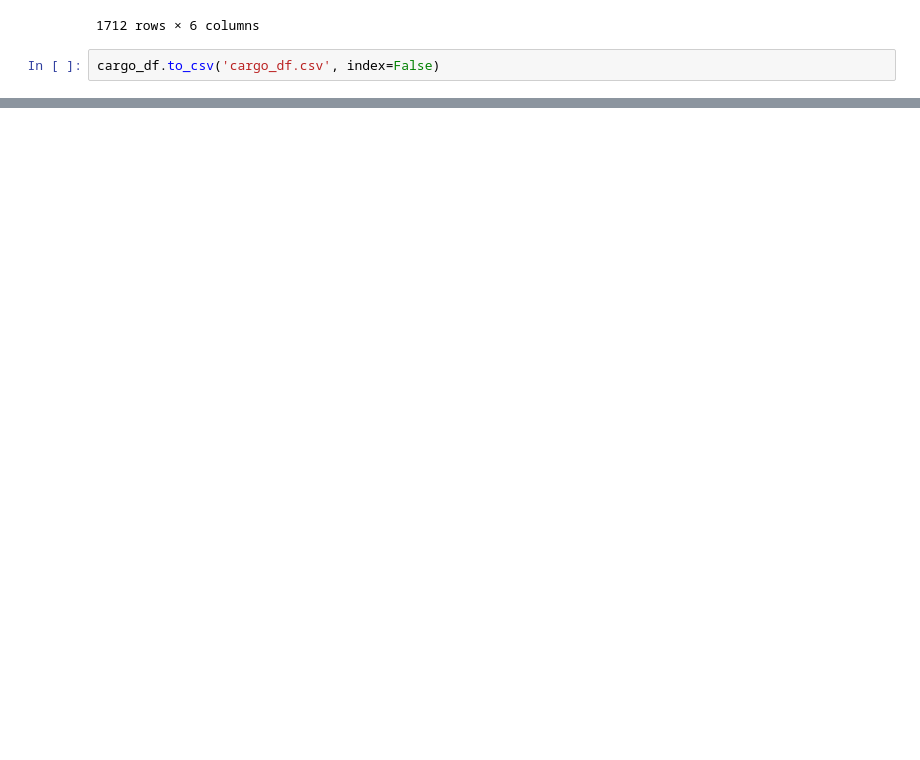
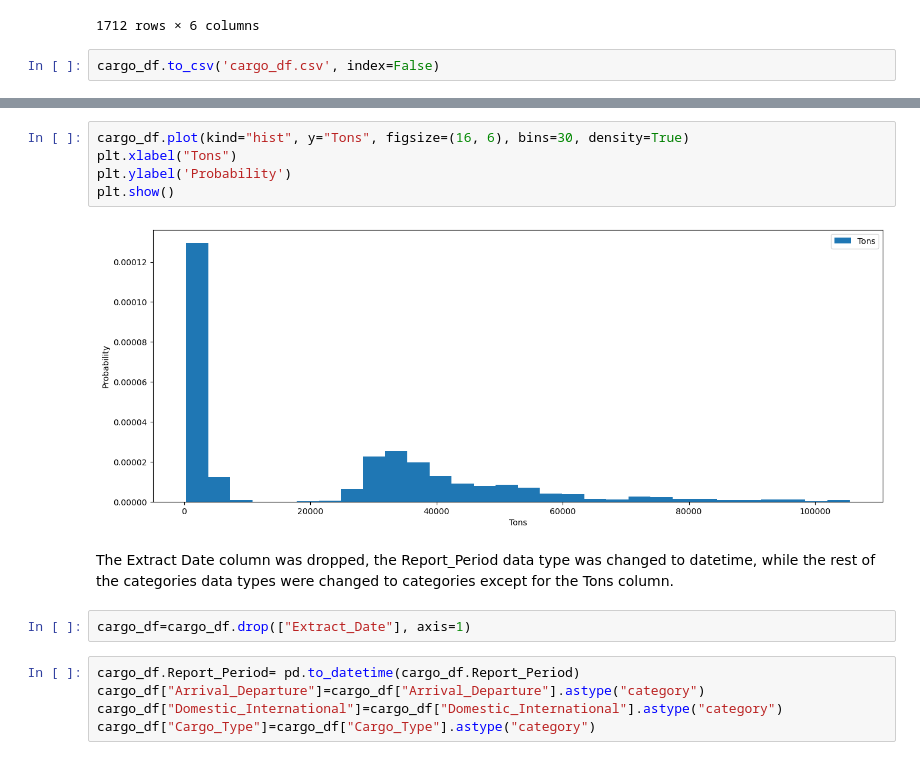
Before and after one commit to IsaganiJulian/LAX_Analysis, a Jupyter notebook: cargo/cargo.ipynb, the cells around one changed output, grey strips where cells are left out. Cells and saved outputs as stored; diff of their text form; blank space fills up the shorter version.

```diff
--- a/cargo/cargo.ipynb
+++ b/cargo/cargo.ipynb
@@ -138,0 +155,16 @@ cargo_df.to_csv('cargo_df.csv', index=False)
+# %%
+cargo_df.plot(kind="hist", y="Tons", figsize=(16, 6), bins=30, density=True)
+plt.xlabel("Tons")
+plt.ylabel('Probability')
+plt.show()
+# %% [output]
+[figure, added]
+# %% [markdown]
+The Extract Date column was dropped, the Report_Period data type was changed to datetime, while the rest of the categories data types were changed to categories except for the Tons column.
+# %%
+cargo_df=cargo_df.drop(["Extract_Date"], axis=1)
+# %%
+cargo_df.Report_Period= pd.to_datetime(cargo_df.Report_Period)
+cargo_df["Arrival_Departure"]=cargo_df["Arrival_Departure"].astype("category")
+cargo_df["Domestic_International"]=cargo_df["Domestic_International"].astype("category")
+cargo_df["Cargo_Type"]=cargo_df["Cargo_Type"].astype("category")
```
Also changed, not shown: parts of 17 cells of this notebook, 1 other file.
